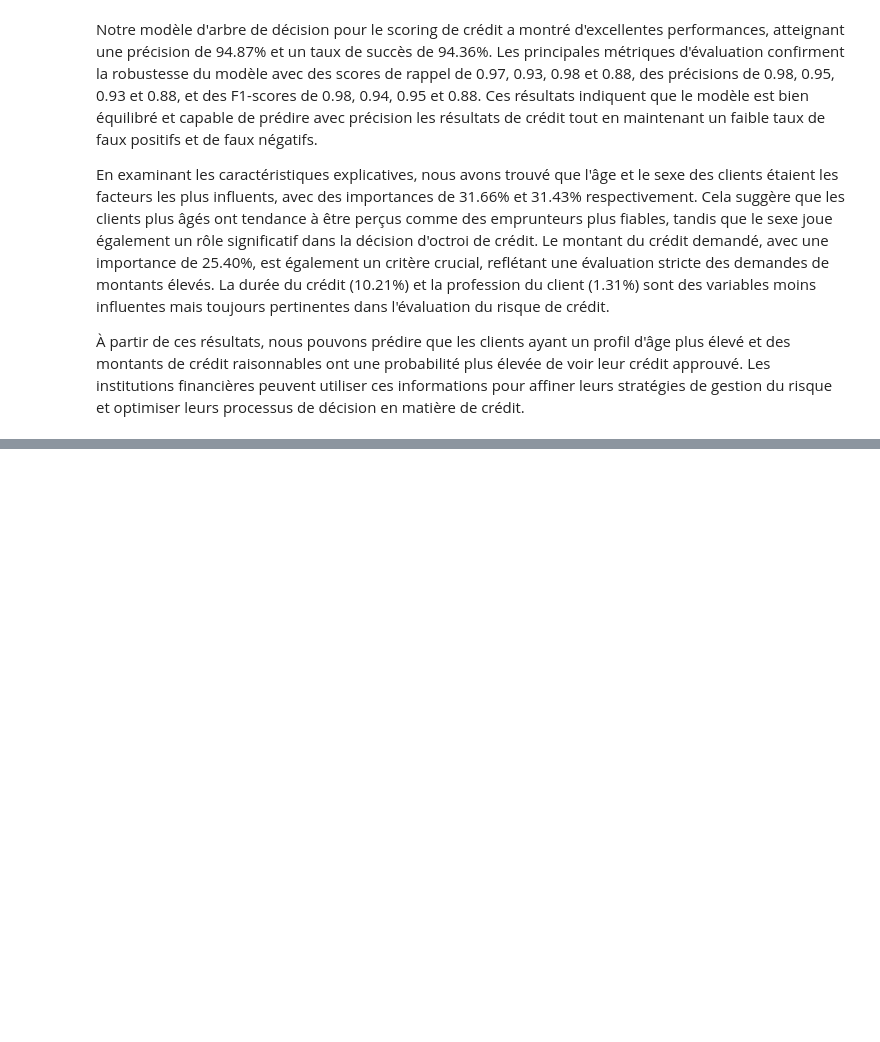
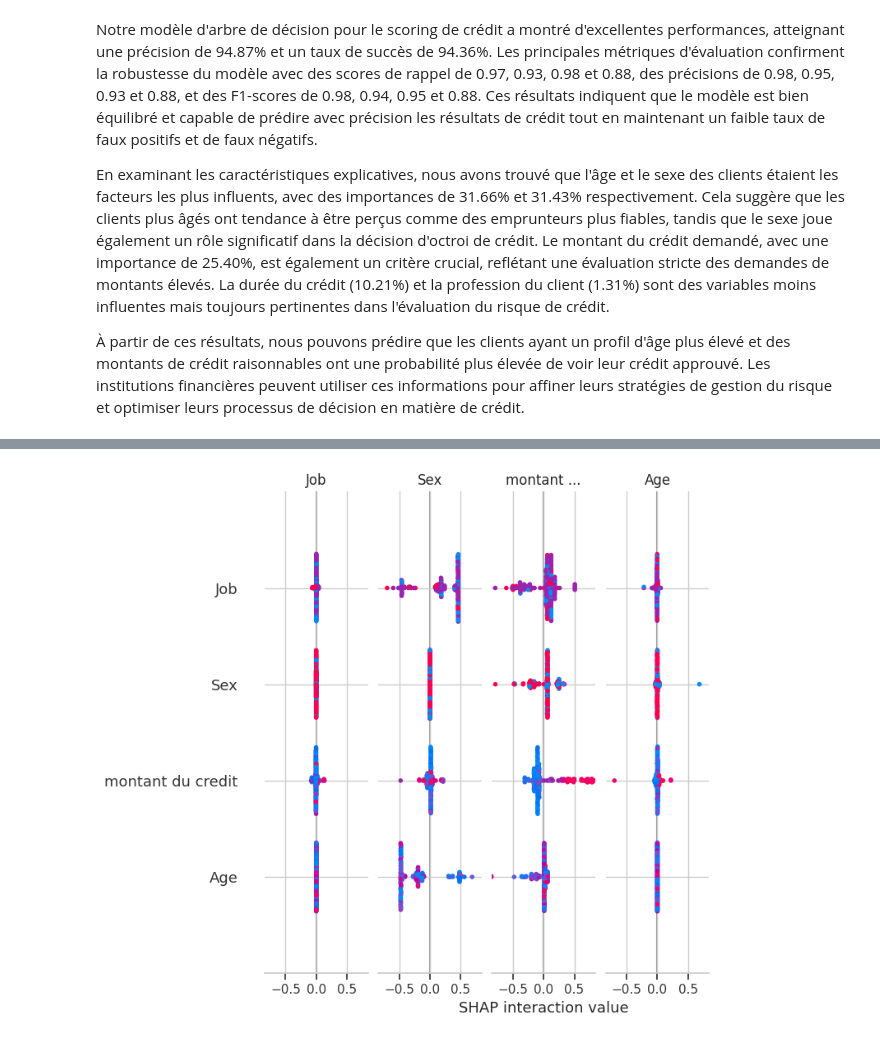
Before and after one commit to GHNDI121/Hack2Hire_TestTechinque_47, a Jupyter notebook: notebooks/credit_scoring.ipynb, the cells around one changed output, grey strips where cells are left out. Cells and saved outputs as stored; diff of their text form; code cells hidden in the pictures; blank space fills up the shorter version.

```diff
--- a/notebooks/credit_scoring.ipynb
+++ b/notebooks/credit_scoring.ipynb
@@ -1102,0 +1119,13 @@ En examinant les caractéristiques explicatives, nous avons trouvé que l'âge e
+# %%
+import shap
+
+explainer = shap.TreeExplainer(arbr)  # On crée un explainer (explicateur) SHAP en utilisant le modèle 'arbr'
+
+shap_values = explainer.shap_values(X_test)  # On calcule les valeurs SHAP pour les données de test (X_test).
+# Ces valeurs expliquent l'impact de chaque caractéristique sur les prédictions du modèle.
+
+# Résumé graphique des impacts des caractéristiques
+shap.summary_plot(shap_values, X_test)  # Ce graphique résume l'importance et l'impact des différentes caractéristiques
+# dans la prise de décision du modèle, en fonction des valeurs SHAP calculées.
+# %% [output]
+[figure, added]
```
Also changed, not shown: parts of 4 cells of this notebook.
